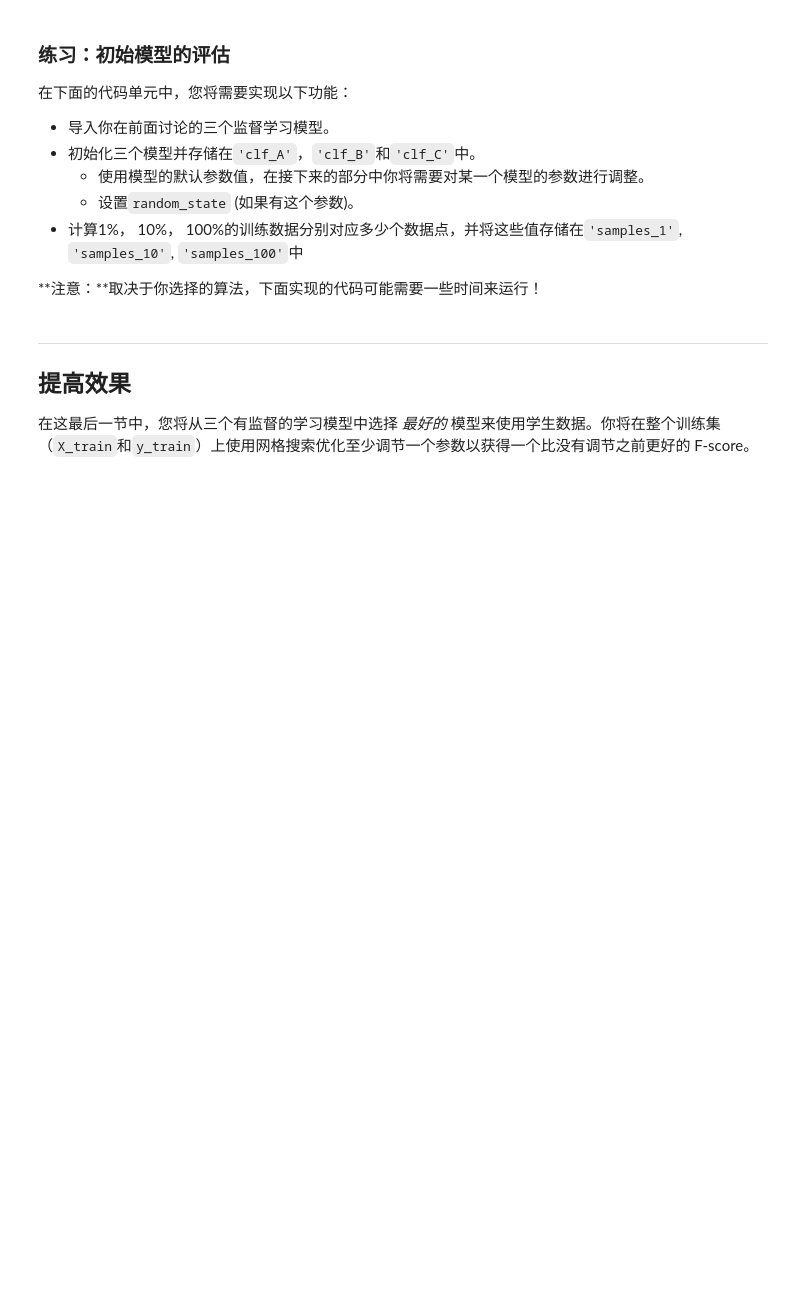
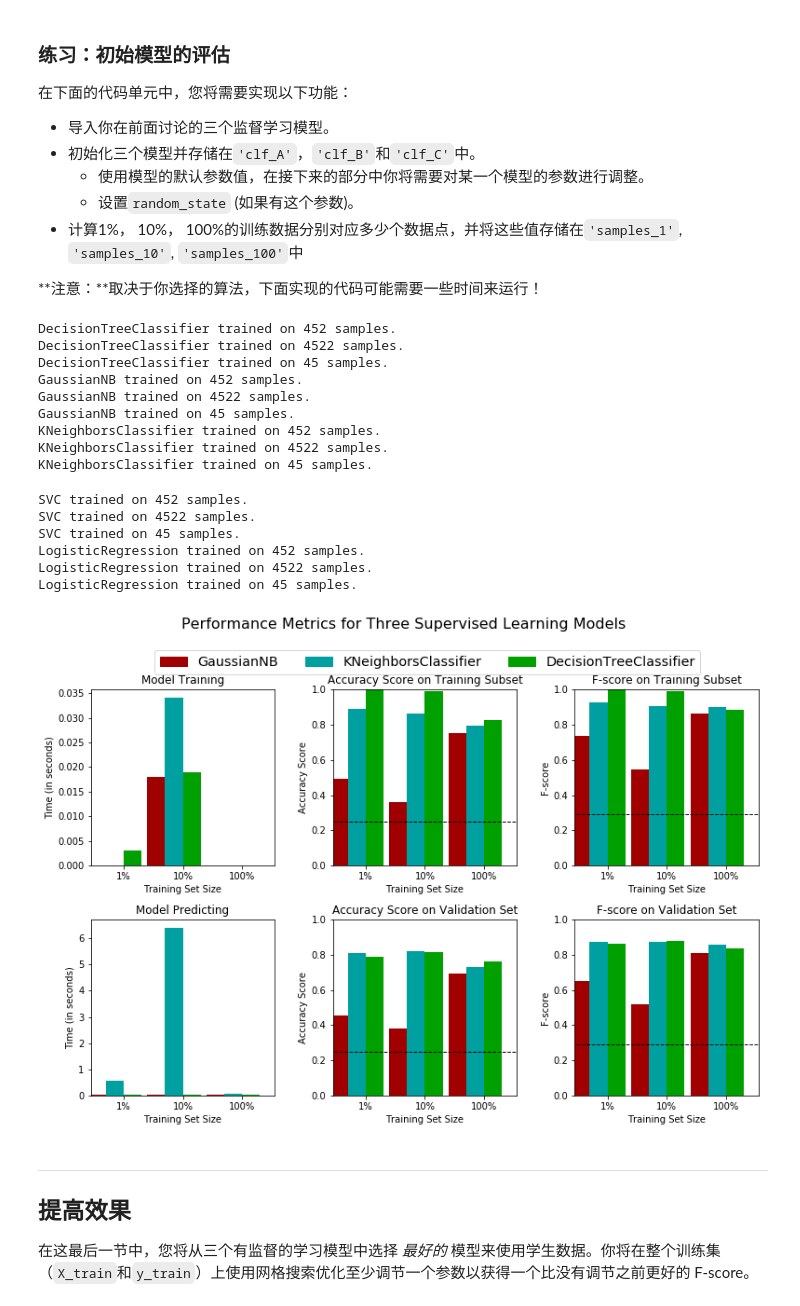
Before and after one commit to le773/PythonDebug, a Jupyter notebook: Q1finding_donors/finding_donors.ipynb, the cells around one changed output. Drawn from its saved outputs; the diff is of its cells as text; code cells hidden in the pictures; blank space fills up the shorter version.

```diff
--- a/Q1finding_donors/finding_donors.ipynb
+++ b/Q1finding_donors/finding_donors.ipynb
@@ -502,35 +561,58 @@ def train_predict(learner, sample_size, X_train, y_train, X_val, y_val):
 # %%
 # TODO：从sklearn中导入三个监督学习模型
 from sklearn.tree import DecisionTreeClassifier
 from sklearn.svm import SVC
 from sklearn.linear_model import LogisticRegression
 from sklearn.naive_bayes import GaussianNB
 from sklearn.neighbors import KNeighborsClassifier
 
 
 # TODO：初始化三个模型
 clf_A = DecisionTreeClassifier(random_state=0)
 clf_B = SVC()
 clf_C = LogisticRegression(random_state=10)
 clf_D = GaussianNB()
 clf_E = KNeighborsClassifier(n_neighbors=5)
 
 # TODO：计算1%， 10%， 100%的训练数据分别对应多少点
 samples_1 = int(0.01 * n_records)
 samples_10 = int(0.1 * n_records)
+samples_neg_1 = int(0.001 * n_records)
 samples_100 = n_records
 
 # 收集学习器的结果
 results = {}
-for clf in [clf_A, clf_D, clf_E]:
+for clf in [clf_A, clf_D, clf_E, clf_B, clf_C]:
     clf_name = clf.__class__.__name__
     results[clf_name] = {}
-    for i, samples in enumerate([samples_1, samples_10, samples_100]):
-        # results[clf_name][i] = train_predict(clf, samples, X_train, y_train, X_val, y_val)
-        pass
+    for i, samples in enumerate([samples_1, samples_10, samples_neg_1]):
+        results[clf_name][i] = train_predict(clf, samples, X_train, y_train, X_val, y_val)
 
+# print results
 # 对选择的三个模型得到的评价结果进行可视化
-# vs.evaluate(results, accuracy, fscore)
+def sub_dict(somedict,somekeys,default=None):
+    return dict([(k,somedict.get(k,default)) for k in somekeys])
+
+somekeys=(clf_A.__class__.__name__, clf_D.__class__.__name__, clf_E.__class__.__name__)
+results2 = sub_dict(results, somekeys)
+vs.evaluate(results2, accuracy, fscore)
+# %% [output]
+DecisionTreeClassifier trained on 452 samples.
+DecisionTreeClassifier trained on 4522 samples.
+DecisionTreeClassifier trained on 45 samples.
+GaussianNB trained on 452 samples.
+GaussianNB trained on 4522 samples.
+GaussianNB trained on 45 samples.
+KNeighborsClassifier trained on 452 samples.
+KNeighborsClassifier trained on 4522 samples.
+KNeighborsClassifier trained on 45 samples.
+SVC trained on 452 samples.
+SVC trained on 4522 samples.
+SVC trained on 45 samples.
+LogisticRegression trained on 452 samples.
+LogisticRegression trained on 4522 samples.
+LogisticRegression trained on 45 samples.
+[figure, added]
 # %% [markdown]
 ----
 ## 提高效果
```
Also changed, not shown: parts of 29 cells of this notebook.
